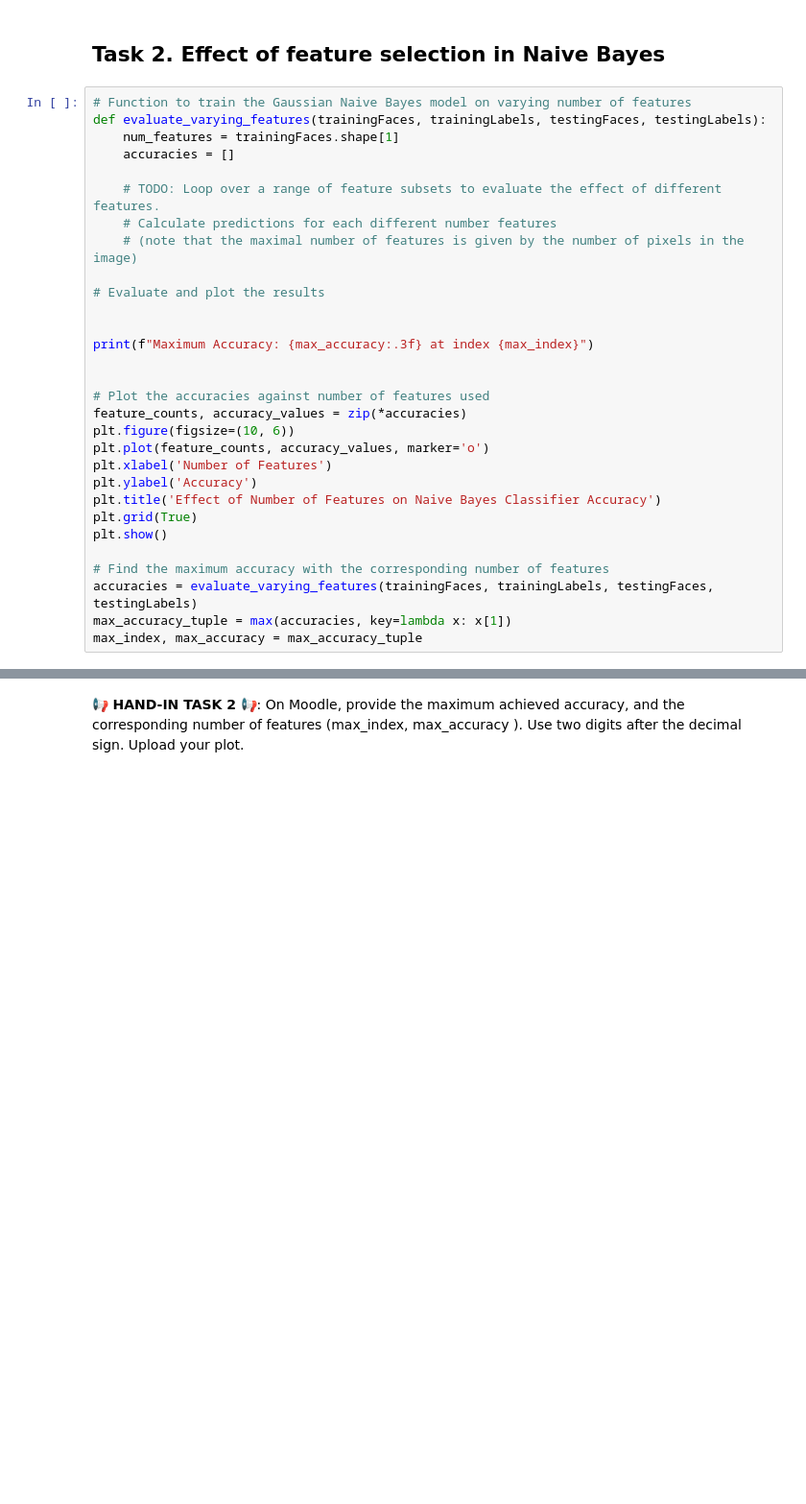
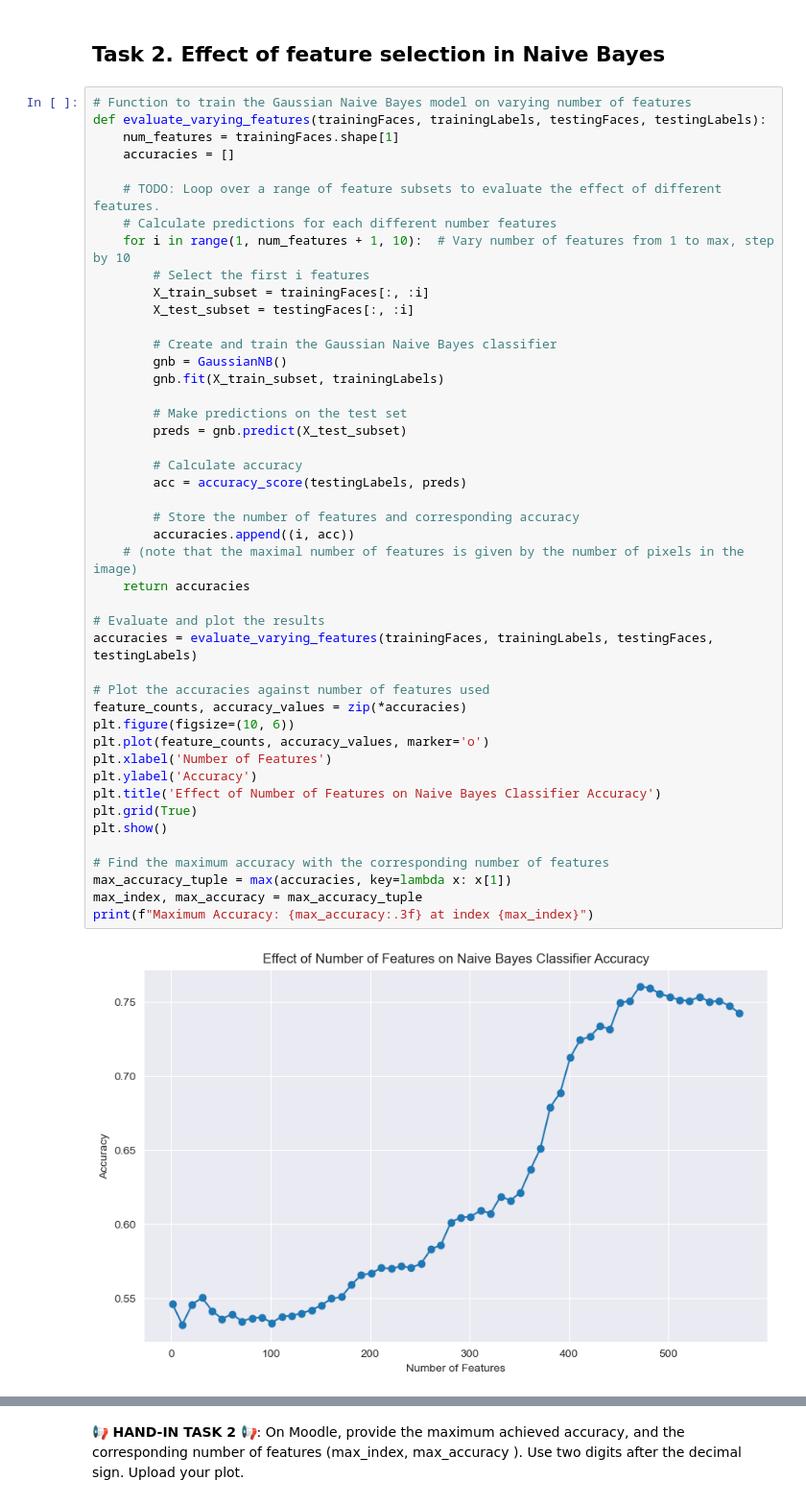
Before and after one commit to FPGSchiba/zhaw-bachelor, a Jupyter notebook: semester-5/machine-learning-1/L10_GenerativeModels_Assignment.ipynb, the cells around one changed output, grey strips where cells are left out. Shown at 96% size. Saved outputs shown, nothing was run; the diff lists cells and outputs as text; blank space fills up the shorter version.

```diff
--- a/semester-5/machine-learning-1/L10_GenerativeModels_Assignment.ipynb
+++ b/semester-5/machine-learning-1/L10_GenerativeModels_Assignment.ipynb
@@ -154,30 +172,47 @@ On Moodle, provide the optimal value for the smoothing parameter, and upload you
 # %%
 # Function to train the Gaussian Naive Bayes model on varying number of features
 def evaluate_varying_features(trainingFaces, trainingLabels, testingFaces, testingLabels):
     num_features = trainingFaces.shape[1]
     accuracies = []
 
     # TODO: Loop over a range of feature subsets to evaluate the effect of different features.
     # Calculate predictions for each different number features
+    for i in range(1, num_features + 1, 10):  # Vary number of features from 1 to max, step by 10
+        # Select the first i features
+        X_train_subset = trainingFaces[:, :i]
+        X_test_subset = testingFaces[:, :i]
+
+        # Create and train the Gaussian Naive Bayes classifier
+        gnb = GaussianNB()
+        gnb.fit(X_train_subset, trainingLabels)
+
+        # Make predictions on the test set
+        preds = gnb.predict(X_test_subset)
+
+        # Calculate accuracy
+        acc = accuracy_score(testingLabels, preds)
+
+        # Store the number of features and corresponding accuracy
+        accuracies.append((i, acc))
     # (note that the maximal number of features is given by the number of pixels in the image)
+    return accuracies
 
 # Evaluate and plot the results
-
-
-print(f"Maximum Accuracy: {max_accuracy:.3f} at index {max_index}")
-
+accuracies = evaluate_varying_features(trainingFaces, trainingLabels, testingFaces, testingLabels)
 
 # Plot the accuracies against number of features used
 feature_counts, accuracy_values = zip(*accuracies)
 plt.figure(figsize=(10, 6))
 plt.plot(feature_counts, accuracy_values, marker='o')
 plt.xlabel('Number of Features')
 plt.ylabel('Accuracy')
 plt.title('Effect of Number of Features on Naive Bayes Classifier Accuracy')
 plt.grid(True)
 plt.show()
 
 # Find the maximum accuracy with the corresponding number of features
-accuracies = evaluate_varying_features(trainingFaces, trainingLabels, testingFaces, testingLabels)
 max_accuracy_tuple = max(accuracies, key=lambda x: x[1])
 max_index, max_accuracy = max_accuracy_tuple
+print(f"Maximum Accuracy: {max_accuracy:.3f} at index {max_index}")
+# %% [output]
+[figure, added]
```
Also changed, not shown: parts of 8 cells of this notebook.
